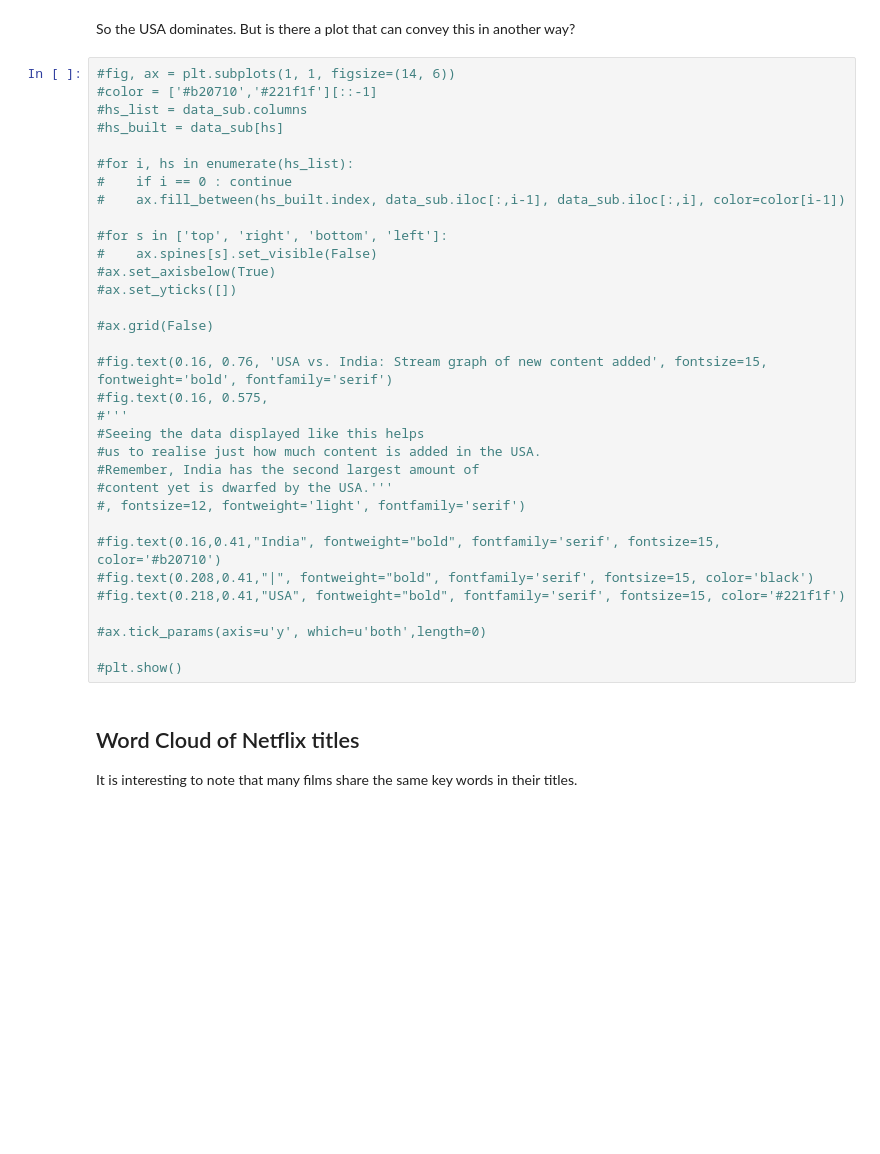
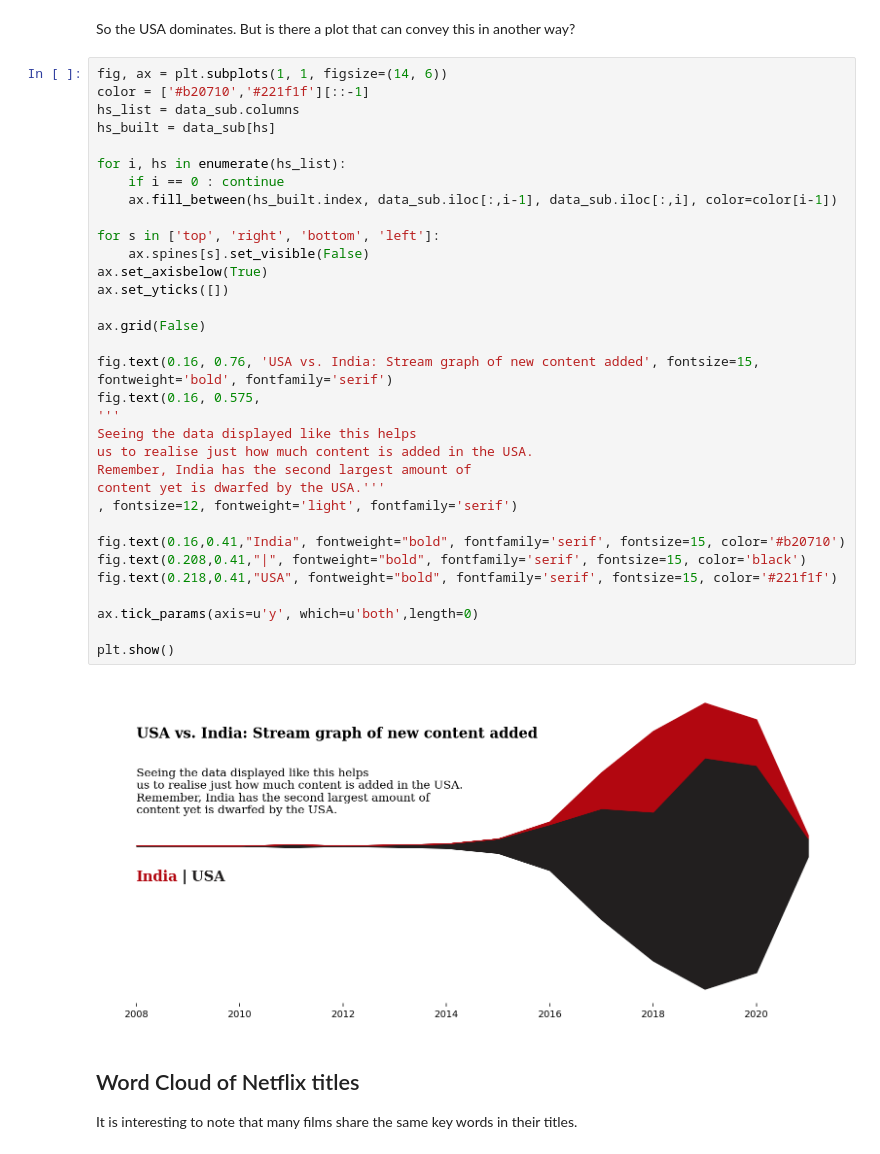
Before and after one commit to cagBRT/Intro-to-Programming-with-Python, a Jupyter notebook: I5b_Intermediate_MatPlotLib_2.ipynb, the cells around one changed output. Cells and saved outputs as stored; diff of their text form; blank space fills up the shorter version.

```diff
--- a/I5b_Intermediate_MatPlotLib_2.ipynb
+++ b/I5b_Intermediate_MatPlotLib_2.ipynb
@@ -1276,38 +1295,40 @@ data_sub
 # %% [markdown]
 So the USA dominates. But is there a plot that can convey this in another way?
 # %%
-#fig, ax = plt.subplots(1, 1, figsize=(14, 6))
-#color = ['#b20710','#221f1f'][::-1]
-#hs_list = data_sub.columns
-#hs_built = data_sub[hs]
+fig, ax = plt.subplots(1, 1, figsize=(14, 6))
+color = ['#b20710','#221f1f'][::-1]
+hs_list = data_sub.columns
+hs_built = data_sub[hs]
 
-#for i, hs in enumerate(hs_list):
-#    if i == 0 : continue
-#    ax.fill_between(hs_built.index, data_sub.iloc[:,i-1], data_sub.iloc[:,i], color=color[i-1])
+for i, hs in enumerate(hs_list):
+    if i == 0 : continue
+    ax.fill_between(hs_built.index, data_sub.iloc[:,i-1], data_sub.iloc[:,i], color=color[i-1])
 
-#for s in ['top', 'right', 'bottom', 'left']:
-#    ax.spines[s].set_visible(False)
-#ax.set_axisbelow(True)
-#ax.set_yticks([])
+for s in ['top', 'right', 'bottom', 'left']:
+    ax.spines[s].set_visible(False)
+ax.set_axisbelow(True)
+ax.set_yticks([])
 
-#ax.grid(False)
+ax.grid(False)
 
-#fig.text(0.16, 0.76, 'USA vs. India: Stream graph of new content added', fontsize=15, fontweight='bold', fontfamily='serif')
-#fig.text(0.16, 0.575,
-#'''
-#Seeing the data displayed like this helps
-#us to realise just how much content is added in the USA.
-#Remember, India has the second largest amount of
-#content yet is dwarfed by the USA.'''
-#, fontsize=12, fontweight='light', fontfamily='serif')
+fig.text(0.16, 0.76, 'USA vs. India: Stream graph of new content added', fontsize=15, fontweight='bold', fontfamily='serif')
+fig.text(0.16, 0.575,
+'''
+Seeing the data displayed like this helps
+us to realise just how much content is added in the USA.
+Remember, India has the second largest amount of
+content yet is dwarfed by the USA.'''
+, fontsize=12, fontweight='light', fontfamily='serif')
 
-#fig.text(0.16,0.41,"India", fontweight="bold", fontfamily='serif', fontsize=15, color='#b20710')
-#fig.text(0.208,0.41,"|", fontweight="bold", fontfamily='serif', fontsize=15, color='black')
-#fig.text(0.218,0.41,"USA", fontweight="bold", fontfamily='serif', fontsize=15, color='#221f1f')
+fig.text(0.16,0.41,"India", fontweight="bold", fontfamily='serif', fontsize=15, color='#b20710')
+fig.text(0.208,0.41,"|", fontweight="bold", fontfamily='serif', fontsize=15, color='black')
+fig.text(0.218,0.41,"USA", fontweight="bold", fontfamily='serif', fontsize=15, color='#221f1f')
 
-#ax.tick_params(axis=u'y', which=u'both',length=0)
+ax.tick_params(axis=u'y', which=u'both',length=0)
 
-#plt.show()
+plt.show()
+# %% [output]
+[figure, added]
 # %% [markdown]
 ## Word Cloud of Netflix titles
 It is interesting to note that many films share the same key words in their titles.
```
Also changed, not shown: parts of 3 cells of this notebook.
